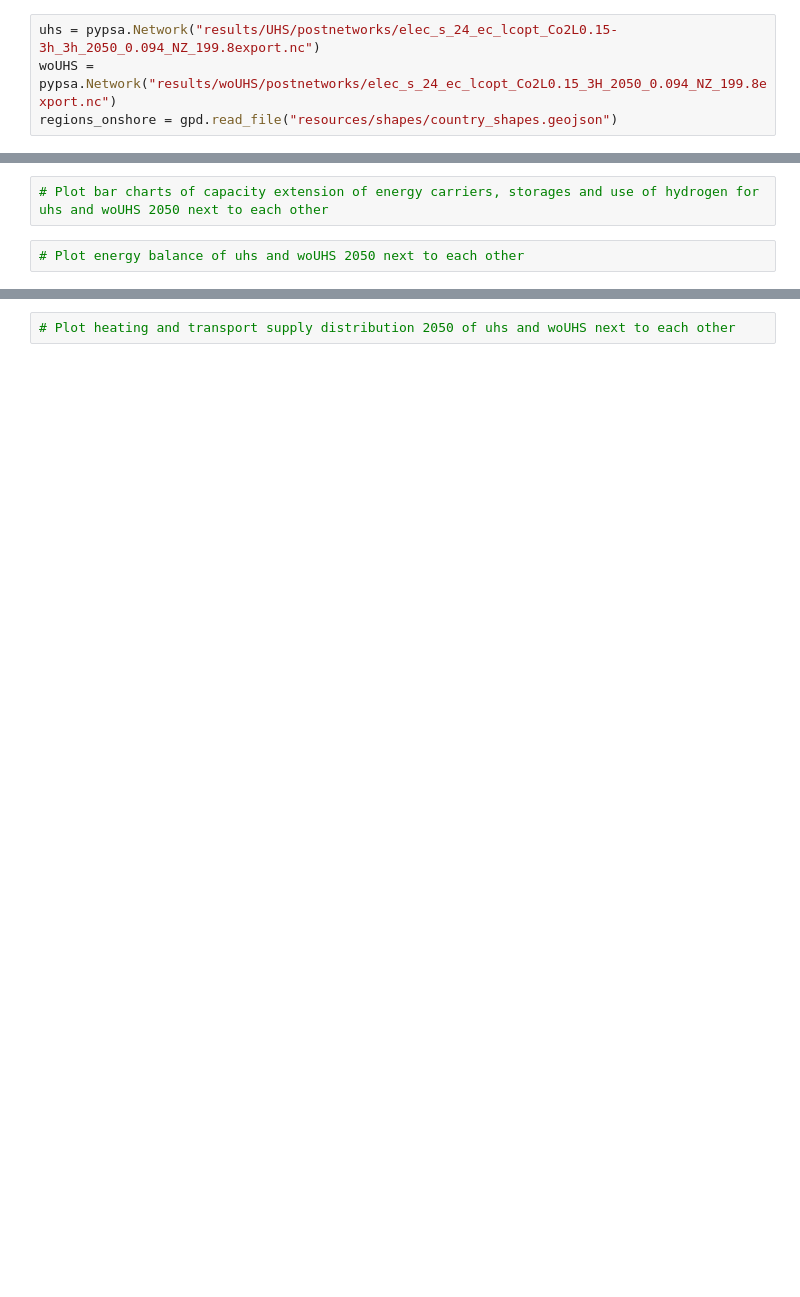
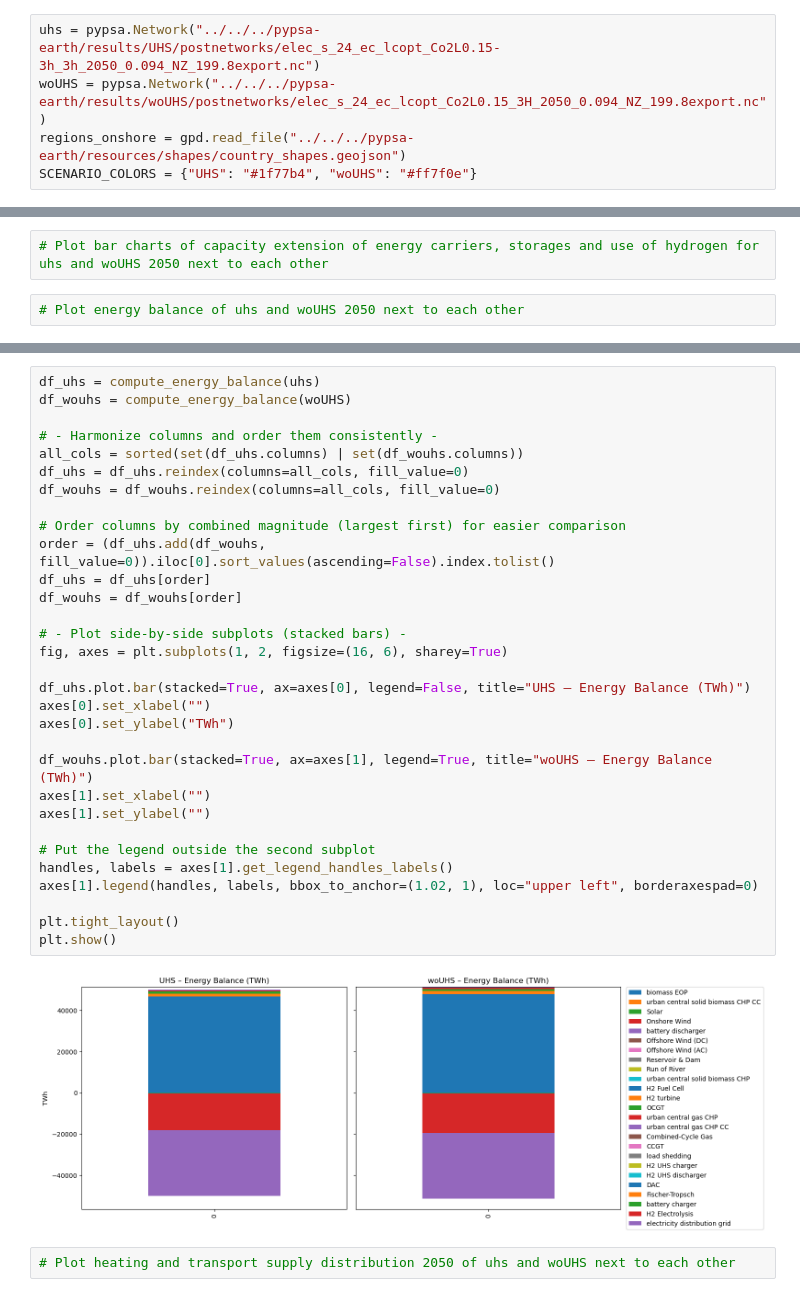
Before and after one commit to doneachh/undergroundstorage, a Jupyter notebook: workflow/notebooks/graphics.ipynb, the cells around one changed output, grey strips where cells are left out. Cells and saved outputs as stored; diff of their text form; blank space fills up the shorter version.

Commit message:
some additional graphic requests

```diff
--- a/workflow/notebooks/graphics.ipynb
+++ b/workflow/notebooks/graphics.ipynb
@@ -18,9 +18,10 @@ import xarray as xr
 import cartopy
 import sys
 # %%
-uhs = pypsa.Network("results/UHS/postnetworks/elec_s_24_ec_lcopt_Co2L0.15-3h_3h_2050_0.094_NZ_199.8export.nc")
-woUHS = pypsa.Network("results/woUHS/postnetworks/elec_s_24_ec_lcopt_Co2L0.15_3H_2050_0.094_NZ_199.8export.nc")
-regions_onshore = gpd.read_file("resources/shapes/country_shapes.geojson")
+uhs = pypsa.Network("../../../pypsa-earth/results/UHS/postnetworks/elec_s_24_ec_lcopt_Co2L0.15-3h_3h_2050_0.094_NZ_199.8export.nc")
+woUHS = pypsa.Network("../../../pypsa-earth/results/woUHS/postnetworks/elec_s_24_ec_lcopt_Co2L0.15_3H_2050_0.094_NZ_199.8export.nc")
+regions_onshore = gpd.read_file("../../../pypsa-earth/resources/shapes/country_shapes.geojson")
+SCENARIO_COLORS = {"UHS": "#1f77b4", "woUHS": "#ff7f0e"}
 # %% [output]
 INFO:pypsa.io:Imported network elec_s_24_ec_lcopt_Co2L0.15-3h_3h_2050_0.094_NZ_199.8export.nc has buses, carriers, generators, global_constraints, lines, links, loads, storage_units, stores
 INFO:pypsa.io:Imported network elec_s_24_ec_lcopt_Co2L0.15_3H_2050_0.094_NZ_199.8export.nc has buses, carriers, generators, global_constraints, lines, links, loads, storage_units, stores
@@ -48,2 +76,35 @@ INFO:pypsa.io:Imported network elec_s_24_ec_lcopt_Co2L0.15_3H_2050_0.094_NZ_199.
+# %%
+df_uhs = compute_energy_balance(uhs)
+df_wouhs = compute_energy_balance(woUHS)
+
+# - Harmonize columns and order them consistently -
+all_cols = sorted(set(df_uhs.columns) | set(df_wouhs.columns))
+df_uhs = df_uhs.reindex(columns=all_cols, fill_value=0)
+df_wouhs = df_wouhs.reindex(columns=all_cols, fill_value=0)
+
+# Order columns by combined magnitude (largest first) for easier comparison
+order = (df_uhs.add(df_wouhs, fill_value=0)).iloc[0].sort_values(ascending=False).index.tolist()
+df_uhs = df_uhs[order]
+df_wouhs = df_wouhs[order]
+
+# - Plot side-by-side subplots (stacked bars) -
+fig, axes = plt.subplots(1, 2, figsize=(16, 6), sharey=True)
+
+df_uhs.plot.bar(stacked=True, ax=axes[0], legend=False, title="UHS – Energy Balance (TWh)")
+axes[0].set_xlabel("")
+axes[0].set_ylabel("TWh")
+
+df_wouhs.plot.bar(stacked=True, ax=axes[1], legend=True, title="woUHS – Energy Balance (TWh)")
+axes[1].set_xlabel("")
+axes[1].set_ylabel("")
+
+# Put the legend outside the second subplot
+handles, labels = axes[1].get_legend_handles_labels()
+axes[1].legend(handles, labels, bbox_to_anchor=(1.02, 1), loc="upper left", borderaxespad=0)
+
+plt.tight_layout()
+plt.show()
+# %% [output]
+[figure, added]
 # %%
 # Plot heating and transport supply distribution 2050 of uhs and woUHS next to each other
```
Also changed, not shown: parts of 34 cells of this notebook.
